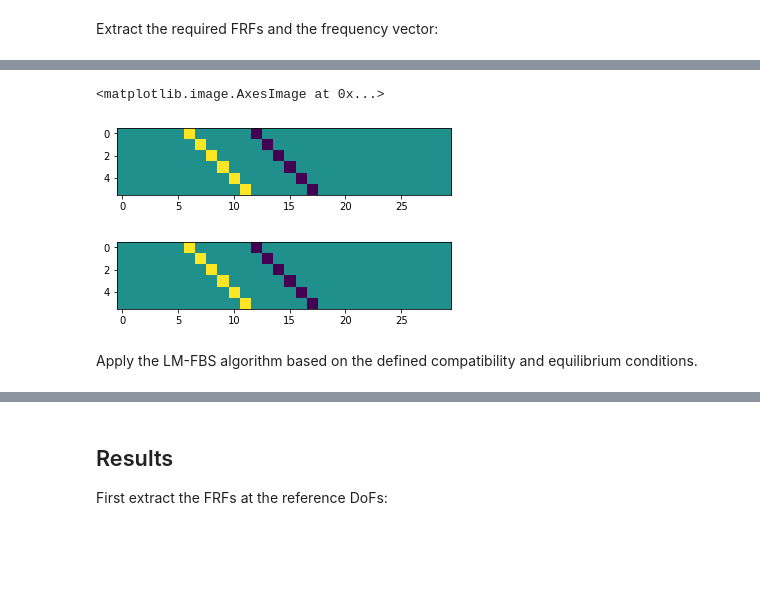
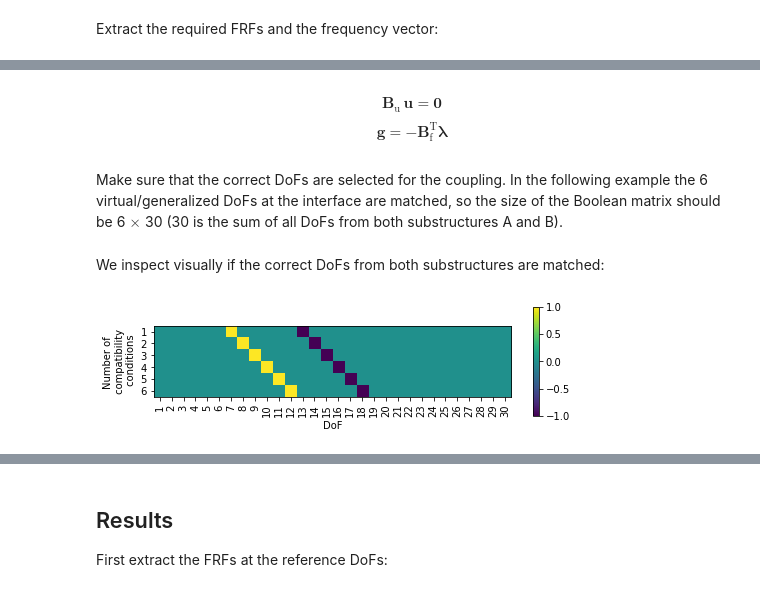
Before and after one commit to yannikmadeheim-del/pyFBS-nonlinear, a Jupyter notebook: examples/07_FBS_coupling.ipynb, the cells around one changed output, grey strips where cells are left out. Saved outputs shown, nothing was run; the diff lists cells and outputs as text; code cells hidden in the pictures; blank space fills up the shorter version.

```diff
--- a/examples/07_FBS_coupling.ipynb
+++ b/examples/07_FBS_coupling.ipynb
@@ -139,26 +169,27 @@ First the compatibility and the equilibrium conditions has to be defined through
+# %% [markdown]
+$$\mathbf{B}_\text{u}\,\boldsymbol{u} = \mathbf{0}$$
+$$\boldsymbol{g} = - \mathbf{B}_\text{f}^\text{T} \boldsymbol{\lambda}$$
+# %% [markdown]
+Make sure that the correct DoFs are selected for the coupling. In the following example the 6 virtual/generalized DoFs at the interface are matched, so the size of the Boolean matrix should be 6 $\times$ 30 (30 is the sum of all DoFs from both substructures A and B).
 # %%
-Y_AnB = np.zeros((2000,12+18,12+18),dtype = complex)
+k = 6 # number of collocated DoFs at the interface
 
-Y_AnB[:,0:12,0:12] = Y_A
-Y_AnB[:,12:,12:] =   Y_B
-
-k = 6
-Bu = np.zeros((k,12+18))
+Bu = np.zeros((k,Y_A.shape[1]+Y_B.shape[1]))
 Bu[:k,6:6+k] = 1*np.eye(k)
 Bu[:k,12:12+k] = -1*np.eye(k)
 
-plt.figure()
-plt.imshow(Bu)
-
-Bf = np.zeros((k,12+18))
+Bf = np.zeros((k,Y_A.shape[2]+Y_B.shape[2]))
 Bf[:k,6:6+k] = 1*np.eye(k)
 Bf[:k,12:12+k] = -1*np.eye(k)
-
-plt.figure()
-plt.imshow(Bf)
-# %% [output]
-<matplotlib.image.AxesImage at 0x...>
-[figure, removed]
-[figure, removed]
-# %% [markdown]
-Apply the LM-FBS algorithm based on the defined compatibility and equilibrium conditions.
+# %% [markdown]
+We inspect visually if the correct DoFs from both substructures are matched:
+# %%
+plt.figure(figsize=(8,4))
+plt.imshow(Bu)
+plt.colorbar(shrink=0.5)
+plt.xlabel('DoF')
+plt.ylabel('Number of \n compatibility \n conditions')
+plt.xticks(np.arange(0,30,1), np.arange(1,31,1), rotation='vertical')
+plt.yticks(np.arange(0,6,1), np.arange(1,7,1));
+# %% [output]
+[figure, added]
```
Also changed, not shown: parts of 19 cells of this notebook, 10 other files.
